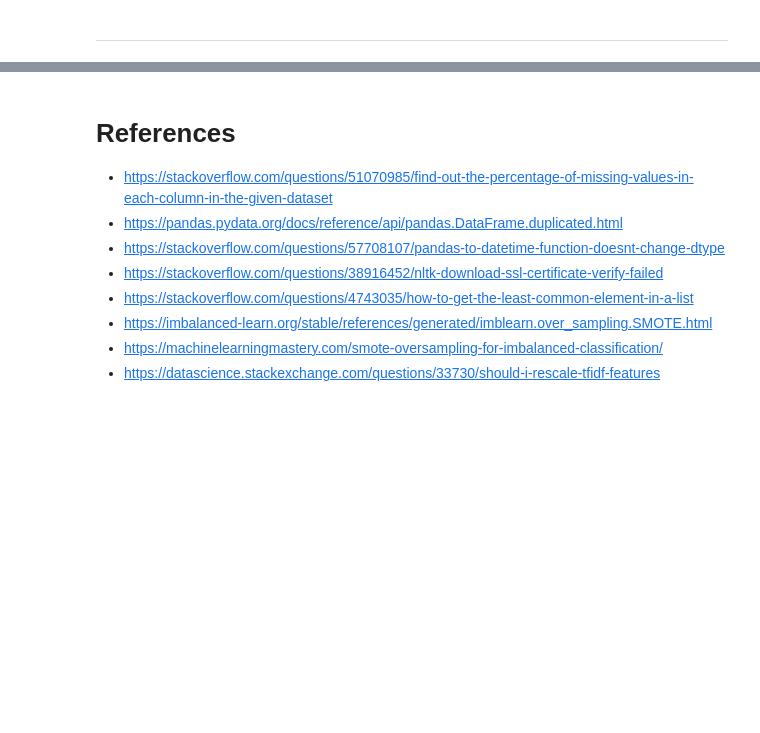
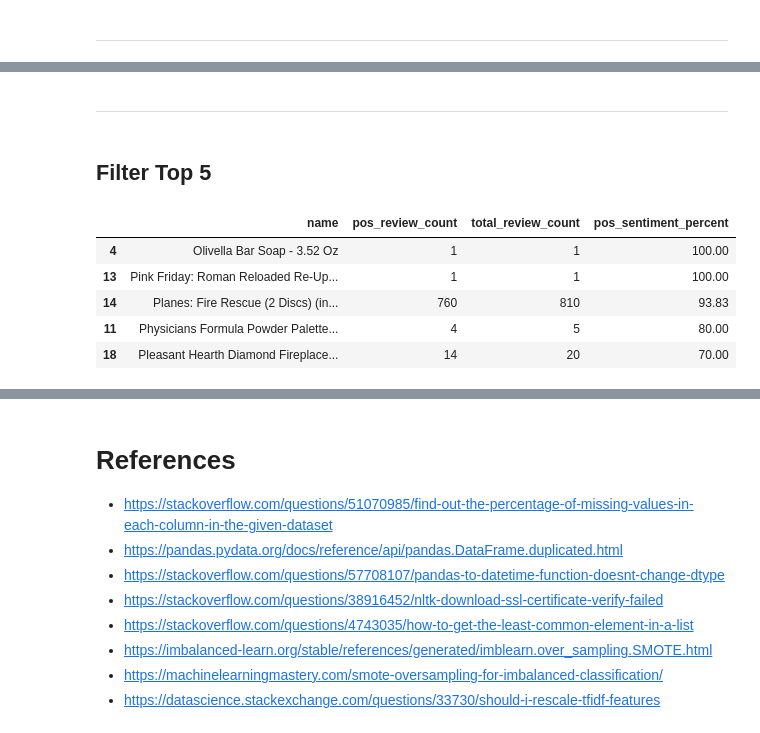
Before and after one commit to ayushxx7/SentimentBasedProductRecommendationSystem, a Jupyter notebook: capstone.ipynb, the cells around one changed output, grey strips where cells are left out. Drawn from its saved outputs; the diff is of its cells as text; code cells hidden in the pictures; blank space fills up the shorter version.

```diff
--- a/capstone.ipynb
+++ b/capstone.ipynb
@@ -3021,0 +3144,13 @@ total_non_nan = np.count_nonzero(~np.isnan(y))
+# %% [markdown]
+---
+# %% [markdown]
+## Filter Top 5
+# %%
+get_sentiment_recommendations("08dallas")[:5]
+# %% [output]
+|  | name | pos_review_count | total_review_count | pos_sentiment_percent |
+| 4 | Olivella Bar Soap - 3.52 Oz | 1 | 1 | 100.00 |
+| 13 | Pink Friday: Roman Reloaded Re-Up... | 1 | 1 | 100.00 |
+| 14 | Planes: Fire Rescue (2 Discs) (in... | 760 | 810 | 93.83 |
+| 11 | Physicians Formula Powder Palette... | 4 | 5 | 80.00 |
+| 18 | Pleasant Hearth Diamond Fireplace... | 14 | 20 | 70.00 |
```
Also changed, not shown: parts of 49 cells of this notebook, 2 other files.
